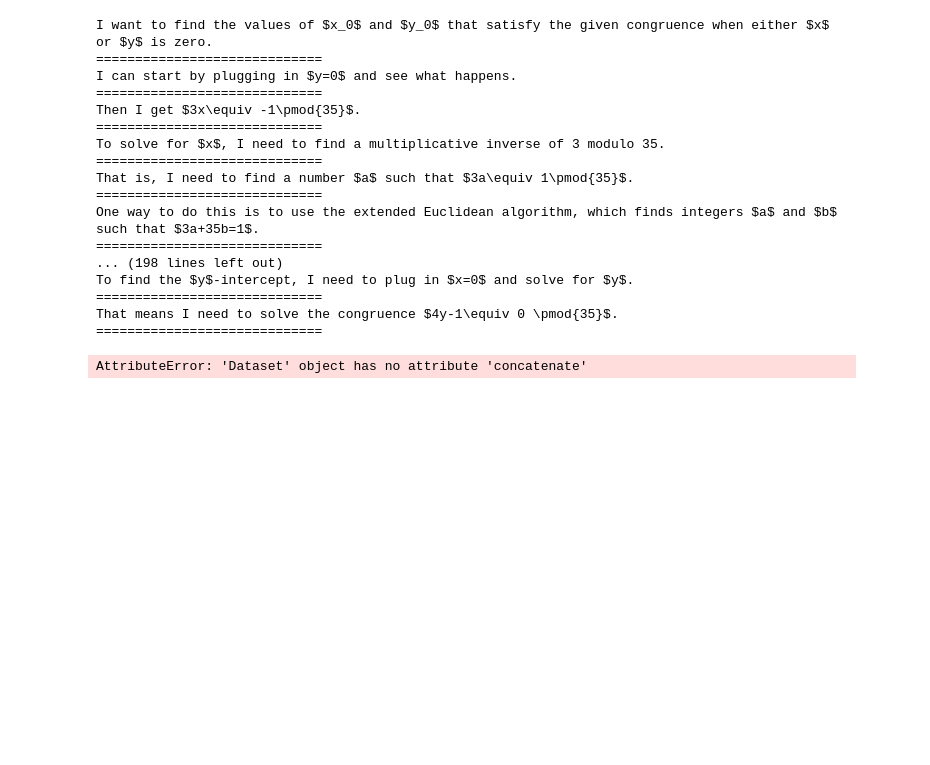
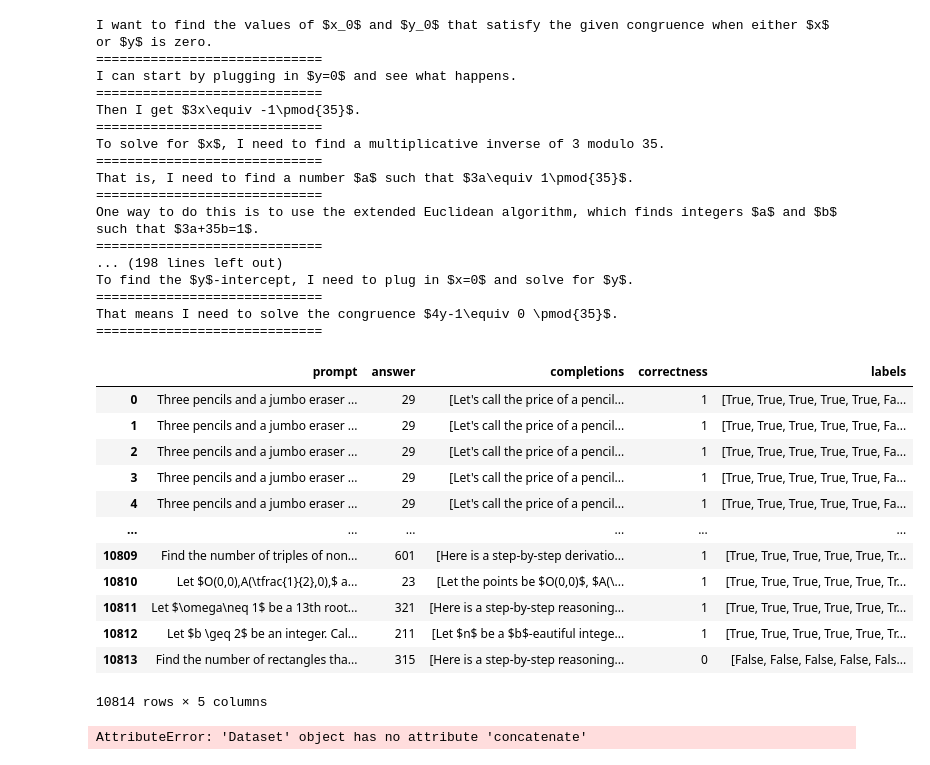
Before and after one commit to FrozenWolf-Cyber/Math-PRM, a Jupyter notebook: datagen.ipynb, the cells around one changed output. Cells and saved outputs as stored; diff of their text form; code cells hidden in the pictures; blank space fills up the shorter version.

```diff
--- a/datagen.ipynb
+++ b/datagen.ipynb
@@ -1168,9 +1168,29 @@ To find the $y$-intercept, I need to plug in $x=0$ and solve for $y$.
 That means I need to solve the congruence $4y-1\equiv 0 \pmod{35}$.
 =============================
 # %%
-from datasets import load_dataset
+from datasets import load_dataset, Dataset as HF_Dataset
 meta_dataset2 = load_dataset("FrozenWolf/prm800k")['test']
 meta_dataset1 = load_dataset("FrozenWolf/Gemini-AIME-Meta")['train']
+df1 = meta_dataset2.to_pandas()[['prompt', 'answer', 'completions', 'correctness', 'labels']]
+df2 = meta_dataset1.to_pandas()[['prompt', 'answer', 'completions', 'correctness', 'labels']]
+df = pd.concat([df1, df2], ignore_index=True)
+meta_dataset = HF_Dataset.from_pandas(df)
+# %%
+df
+# %% [output]
+|  | prompt | answer | completions | correctness | labels |
+| 0 | Three pencils and a jumbo eraser ... | 29 | [Let's call the price of a pencil... | 1 | [True, True, True, True, True, Fa... |
+| 1 | Three pencils and a jumbo eraser ... | 29 | [Let's call the price of a pencil... | 1 | [True, True, True, True, True, Fa... |
+| 2 | Three pencils and a jumbo eraser ... | 29 | [Let's call the price of a pencil... | 1 | [True, True, True, True, True, Fa... |
+| 3 | Three pencils and a jumbo eraser ... | 29 | [Let's call the price of a pencil... | 1 | [True, True, True, True, True, Fa... |
+| 4 | Three pencils and a jumbo eraser ... | 29 | [Let's call the price of a pencil... | 1 | [True, True, True, True, True, Fa... |
+| ... | ... | ... | ... | ... | ... |
+| 10809 | Find the number of triples of non... | 601 | [Here is a step-by-step derivatio... | 1 | [True, True, True, True, True, Tr... |
+| 10810 | Let $O(0,0),A(\tfrac{1}{2},0),$ a... | 23 | [Let the points be $O(0,0)$, $A(\... | 1 | [True, True, True, True, True, Tr... |
+| 10811 | Let $\omega\neq 1$ be a 13th root... | 321 | [Here is a step-by-step reasoning... | 1 | [True, True, True, True, True, Tr... |
+| 10812 | Let $b \geq 2$ be an integer. Cal... | 211 | [Let $n$ be a $b$-eautiful intege... | 1 | [True, True, True, True, True, Tr... |
+| 10813 | Find the number of rectangles tha... | 315 | [Here is a step-by-step reasoning... | 0 | [False, False, False, False, Fals... |
+10814 rows × 5 columns
 # %%
 df = pd.concat([df1, df2], ignore_index=True)
 meta_dataset =
```
Also changed, not shown: 1 other file.
